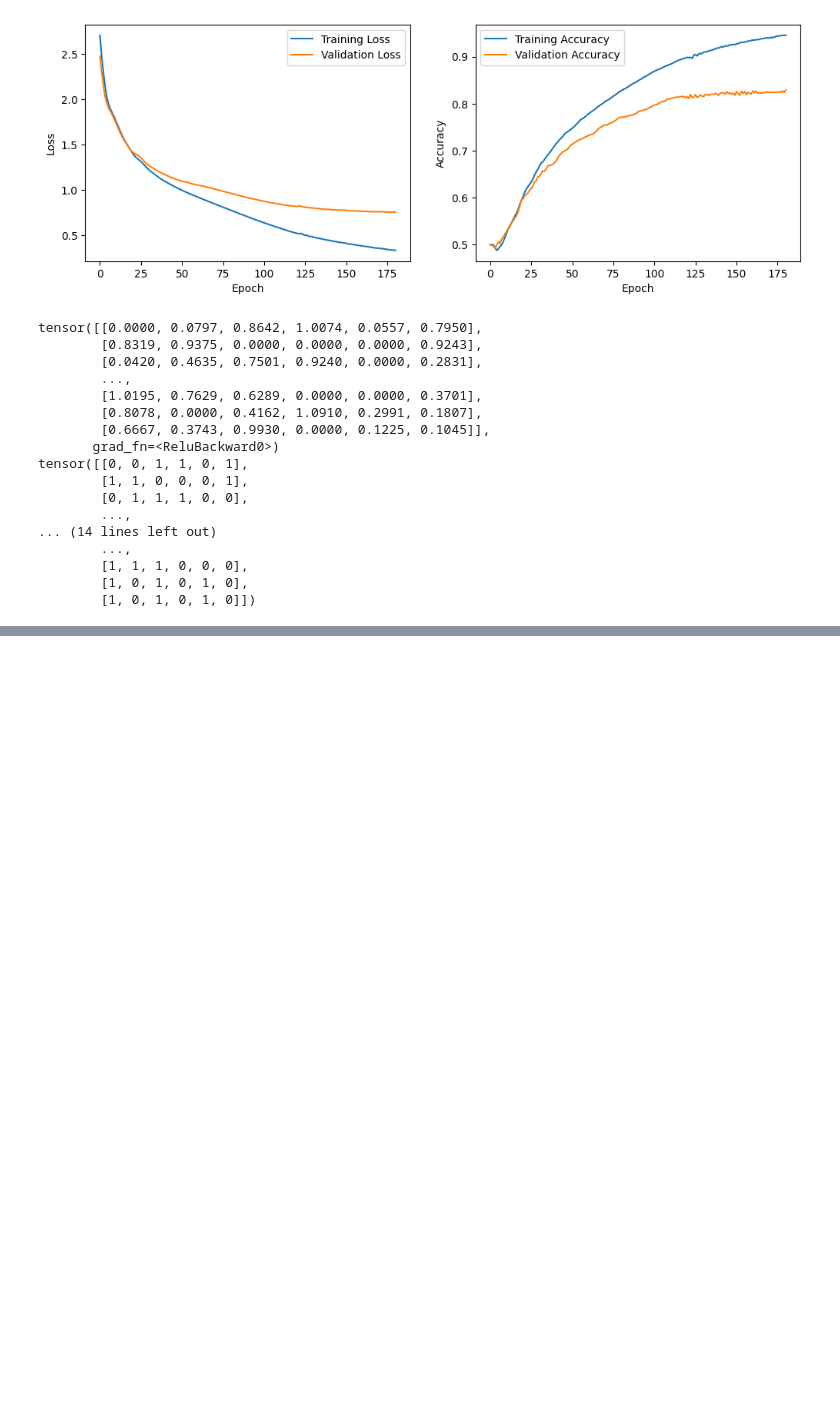
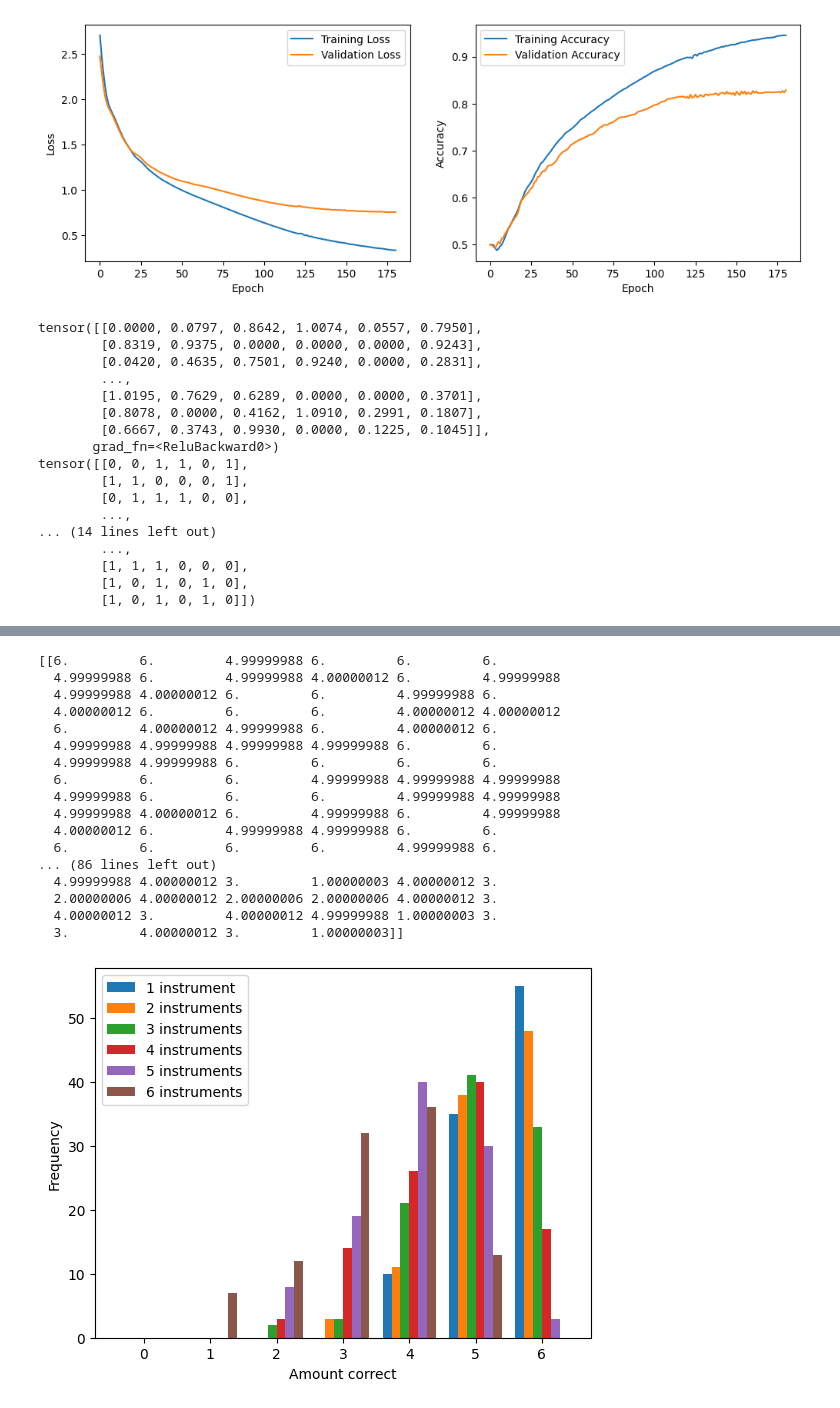
Before and after one commit to JanMcKenzie/AudioNNRep, a Jupyter notebook: training_scripts/2_Multi_Instrument_Classification/MLP_multi_class_luc.ipynb, the cells around one changed output, grey strips where cells are left out. Drawn from its saved outputs; the diff is of its cells as text; code cells hidden in the pictures; blank space fills up the shorter version.

```diff
--- a/training_scripts/2_Multi_Instrument_Classification/MLP_multi_class_luc.ipynb
+++ b/training_scripts/2_Multi_Instrument_Classification/MLP_multi_class_luc.ipynb
@@ -209,0 +254,32 @@ torch.save(trained_model, 'MLP_multi_inst_class.pth')
+# %%
+# Split the accuracy array into 6 arrays for each class
+class_accuracies = np.zeros((6, 100))
+for i in range(6):
+    class_accuracies[i] = accuracie_array[i*100:(i+1)*100]
+
+print(class_accuracies_num)
+# Plot a histogram of the amount correct for each class
+plt.hist(class_accuracies_num.T, bins=7, range=(-0.5, 6.5))
+plt.xlabel('Amount correct')
+plt.ylabel('Frequency')
+plt.legend(['1 instrument', '2 instruments', '3 instruments', '4 instruments', '5 instruments', '6 instruments'])
+plt.show()
+# %% [output]
+[[6.         6.         4.99999988 6.         6.         6.
+  4.99999988 6.         4.99999988 4.00000012 6.         4.99999988
+  4.99999988 4.00000012 6.         6.         4.99999988 6.
+  4.00000012 6.         6.         6.         4.00000012 4.00000012
+  6.         4.00000012 4.99999988 6.         4.00000012 6.
+  4.99999988 4.99999988 4.99999988 4.99999988 6.         6.
+  4.99999988 4.99999988 6.         6.         6.         6.
+  6.         6.         6.         4.99999988 4.99999988 4.99999988
+  4.99999988 6.         6.         6.         4.99999988 4.99999988
+  4.99999988 4.00000012 6.         4.99999988 6.         4.99999988
+  4.00000012 6.         4.99999988 4.99999988 6.         6.
+  6.         6.         6.         6.         4.99999988 6.
+... (86 lines left out)
+  4.99999988 4.00000012 3.         1.00000003 4.00000012 3.
+  2.00000006 4.00000012 2.00000006 2.00000006 4.00000012 3.
+  4.00000012 3.         4.00000012 4.99999988 1.00000003 3.
+  3.         4.00000012 3.         1.00000003]]
+[figure, added]
```
Also changed, not shown: parts of 3 cells of this notebook, 2 other files.
